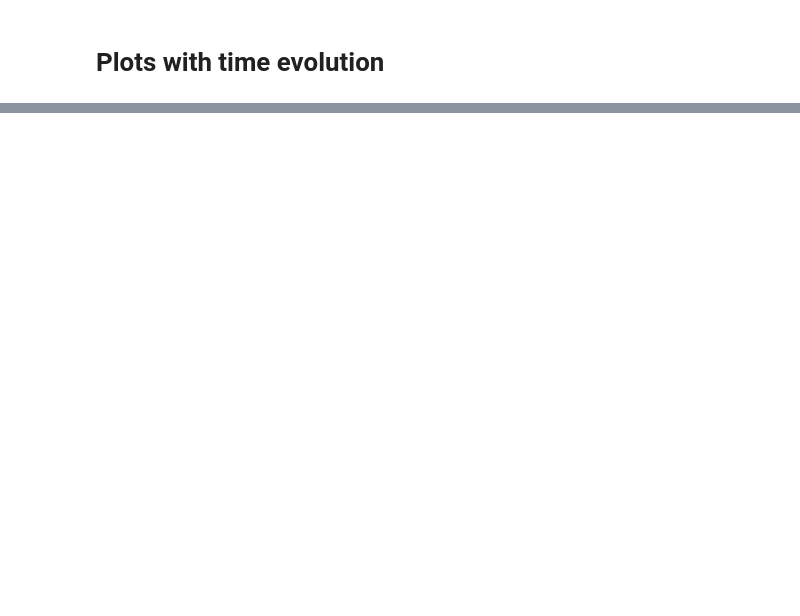
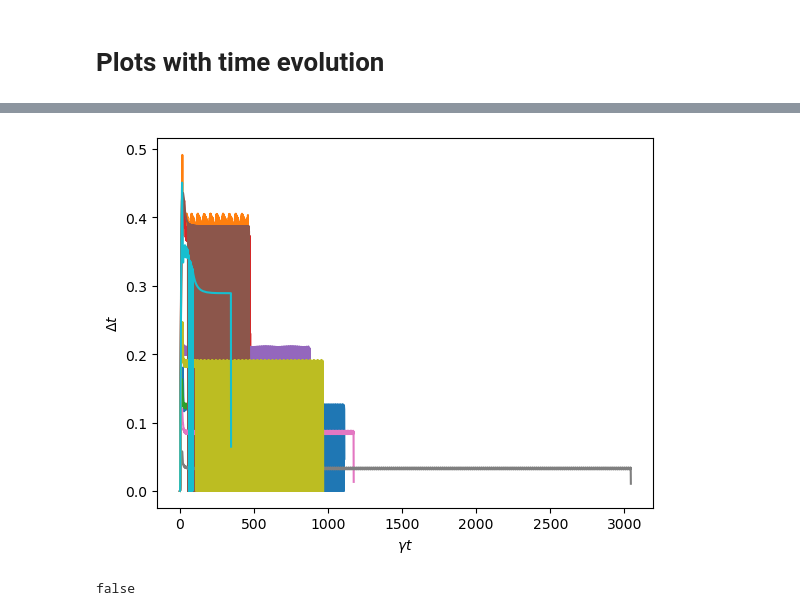
Before and after one commit to DolbeaultRemy/SR_droplets, a Jupyter notebook: QuantumCumulants/Model11/Time_evolution_du_std_stop_Cfunction_stats_solve.ipynb, the cells around one changed output, grey strips where cells are left out. Cells and saved outputs as stored; diff of their text form; code cells hidden in the pictures; blank space fills up the shorter version.

```diff
--- a/QuantumCumulants/Model11/Time_evolution_du_std_stop_Cfunction_stats_solve.ipynb
+++ b/QuantumCumulants/Model11/Time_evolution_du_std_stop_Cfunction_stats_solve.ipynb
@@ -261,0 +258,13 @@ pygui(false); gcf();
+# %%
+close("all")
+figure()
+for i = 1:length(list_t)
+    plot(list_t[i][2:end] - list_t[i][1:end-1])
+end
+xlabel(L"\gamma t")
+ylabel(L"\Delta t")
+pygui(false)
+# pygui(true); show()
+# %% [output]
+[figure, added]
+false
```
Also changed, not shown: parts of 11 cells of this notebook, 23 other files.
